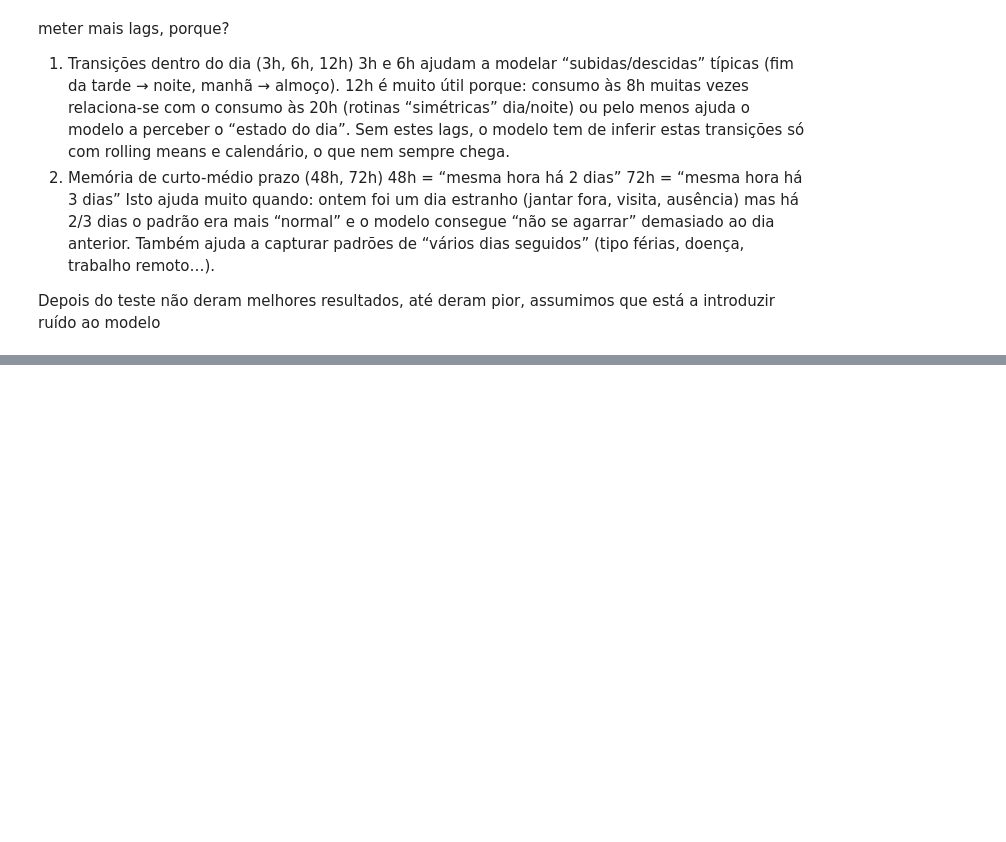
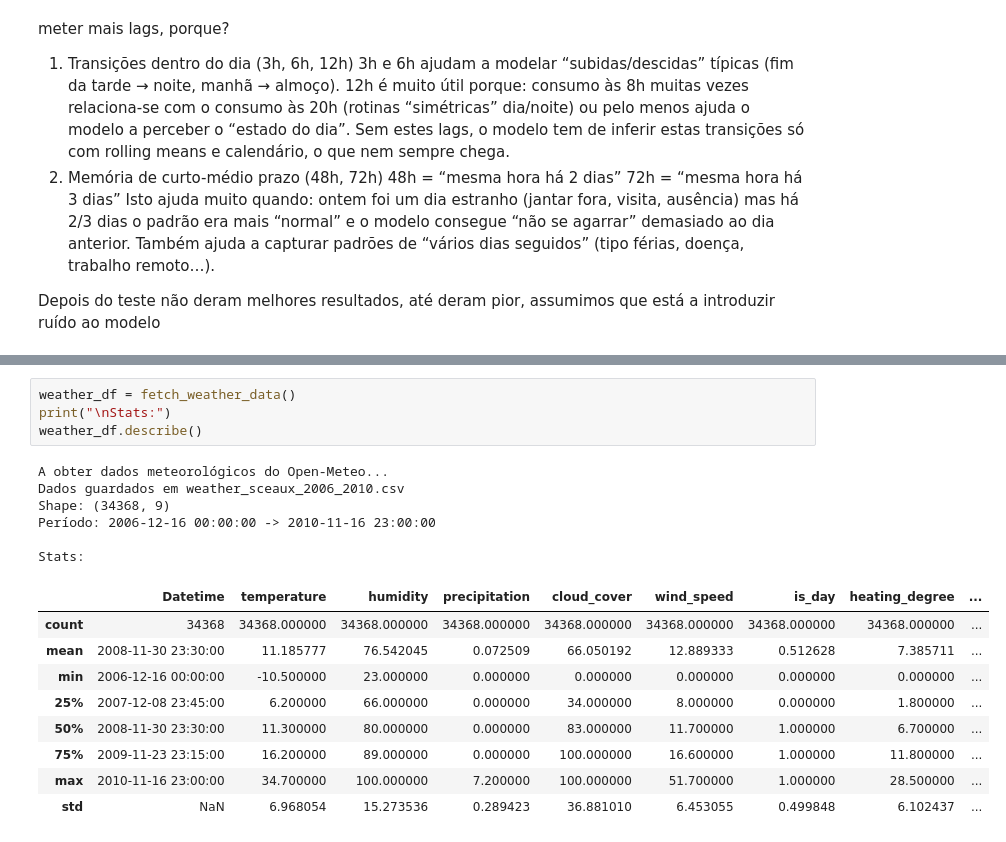
Before and after one commit to alvaroterroso/household-energy-consumption-prediction, a Jupyter notebook: hecp.ipynb, the cells around one changed output, grey strips where cells are left out. Saved outputs shown, nothing was run; the diff lists cells and outputs as text; blank space fills up the shorter version.

```diff
--- a/hecp.ipynb
+++ b/hecp.ipynb
@@ -1053,0 +775,20 @@ plt.show()
+# %%
+weather_df = fetch_weather_data()
+print("\nStats:")
+weather_df.describe()
+# %% [output]
+A obter dados meteorológicos do Open-Meteo...
+Dados guardados em weather_sceaux_2006_2010.csv
+Shape: (34368, 9)
+Período: 2006-12-16 00:00:00 -> 2010-11-16 23:00:00
+
+Stats:
+|  | Datetime | temperature | humidity | precipitation | cloud_cover | wind_speed | is_day | heating_degree | ... |
+| count | 34368 | 34368.000000 | 34368.000000 | 34368.000000 | 34368.000000 | 34368.000000 | 34368.000000 | 34368.000000 | ... |
+| mean | 2008-11-30 23:30:00 | 11.185777 | 76.542045 | 0.072509 | 66.050192 | 12.889333 | 0.512628 | 7.385711 | ... |
+| min | 2006-12-16 00:00:00 | -10.500000 | 23.000000 | 0.000000 | 0.000000 | 0.000000 | 0.000000 | 0.000000 | ... |
+| 25% | 2007-12-08 23:45:00 | 6.200000 | 66.000000 | 0.000000 | 34.000000 | 8.000000 | 0.000000 | 1.800000 | ... |
+| 50% | 2008-11-30 23:30:00 | 11.300000 | 80.000000 | 0.000000 | 83.000000 | 11.700000 | 1.000000 | 6.700000 | ... |
+| 75% | 2009-11-23 23:15:00 | 16.200000 | 89.000000 | 0.000000 | 100.000000 | 16.600000 | 1.000000 | 11.800000 | ... |
+| max | 2010-11-16 23:00:00 | 34.700000 | 100.000000 | 7.200000 | 100.000000 | 51.700000 | 1.000000 | 28.500000 | ... |
+| std | NaN | 6.968054 | 15.273536 | 0.289423 | 36.881010 | 6.453055 | 0.499848 | 6.102437 | ... |
```
Also changed, not shown: parts of 57 cells of this notebook, 9 other files.
